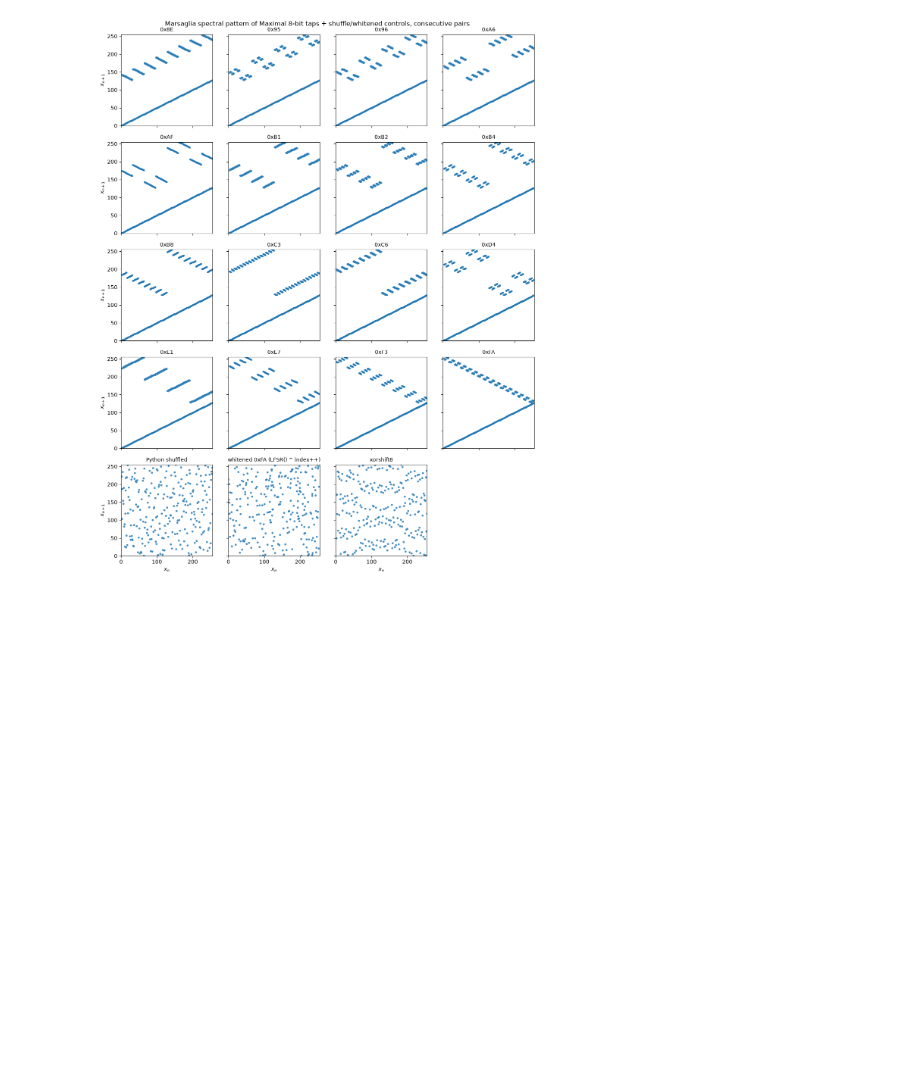
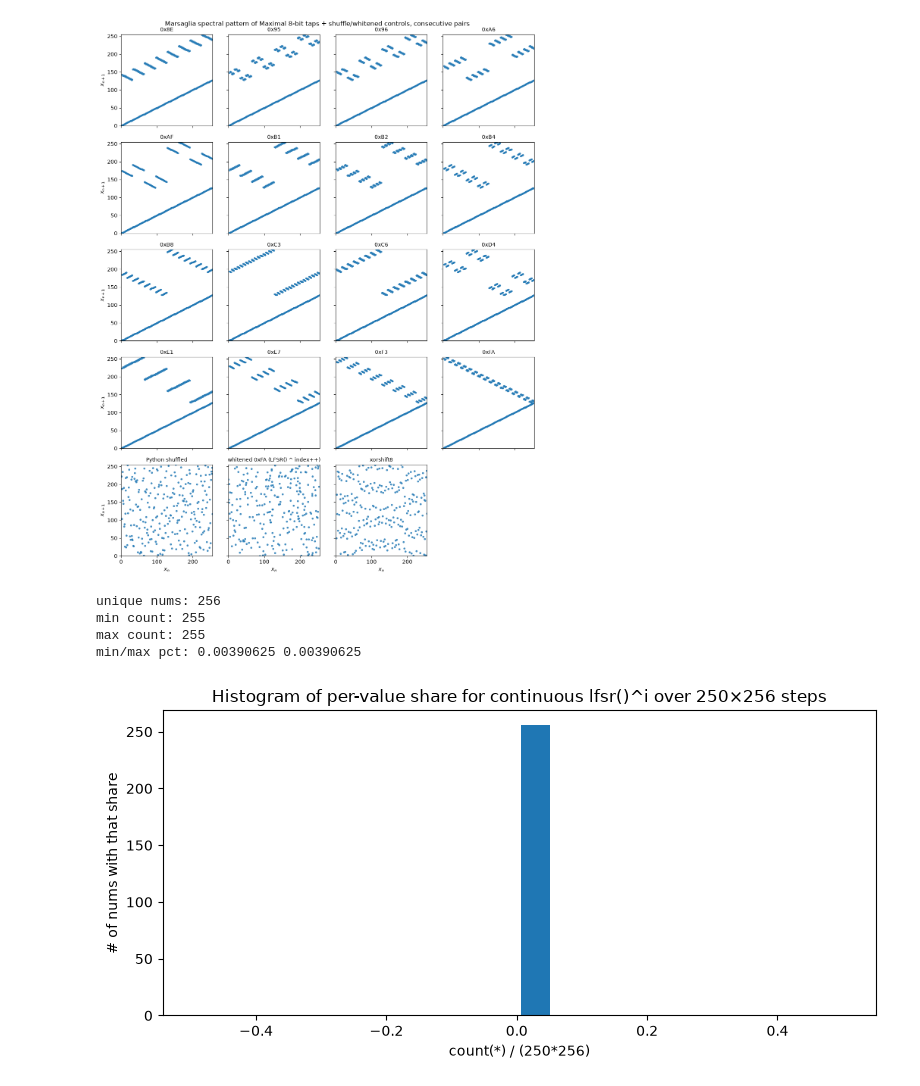
Before and after one commit to VroomDev/ti85, a Jupyter notebook: vic20engine/rng8bit.ipynb, the cells around one changed output. Cells and saved outputs as stored; diff of their text form; code cells hidden in the pictures; blank space fills up the shorter version.

```diff
--- a/vic20engine/rng8bit.ipynb
+++ b/vic20engine/rng8bit.ipynb
@@ -685,3 +685,35 @@ fig.savefig("Marsaglia-spectral-pattern-maximal-8-bit-galois-taps.png", dpi=150,
 plt.show()
 # %% [output]
 [figure]
+# %%
+# Continuous stream like: for (i = 0; i < 250*256; i++) value = lfsr() ^ i;
+# then GROUP BY value -> count(*), histogram of those counts.
+from collections import Counter
+
+n = 255 * 256  # DO NOT CHANGE THIS LINE
+galoisSeed = 1
+galoisTap = 0xFA
+all_vals = [(galoisRng() ^ i) & 0xFF for i in range(n)]
+assert len(all_vals) == n
+
+counts_by_num = Counter(all_vals)  # num -> count(*)
+pcts = [count / float(n) for count in counts_by_num.values()]  # count(*) / (250*256)
+
+print("unique nums:", len(counts_by_num))
+print("min count:", min(counts_by_num.values()))
+print("max count:", max(counts_by_num.values()))
+print("min/max pct:", min(pcts), max(pcts))
+
+fig, ax = plt.subplots(figsize=(8, 4))
+ax.hist(pcts, bins=20, rwidth=0.9)
+ax.set_xlabel("count(*) / (250*256)")
+ax.set_ylabel("# of nums with that share")
+ax.set_title("Histogram of per-value share for continuous lfsr()^i over 250×256 steps")
+fig.tight_layout()
+plt.show()
+# %% [output]
+unique nums: 256
+min count: 255
+max count: 255
+min/max pct: 0.00390625 0.00390625
+[figure, added]
```
Also changed, not shown: parts of 3 cells of this notebook, 42 other files.
